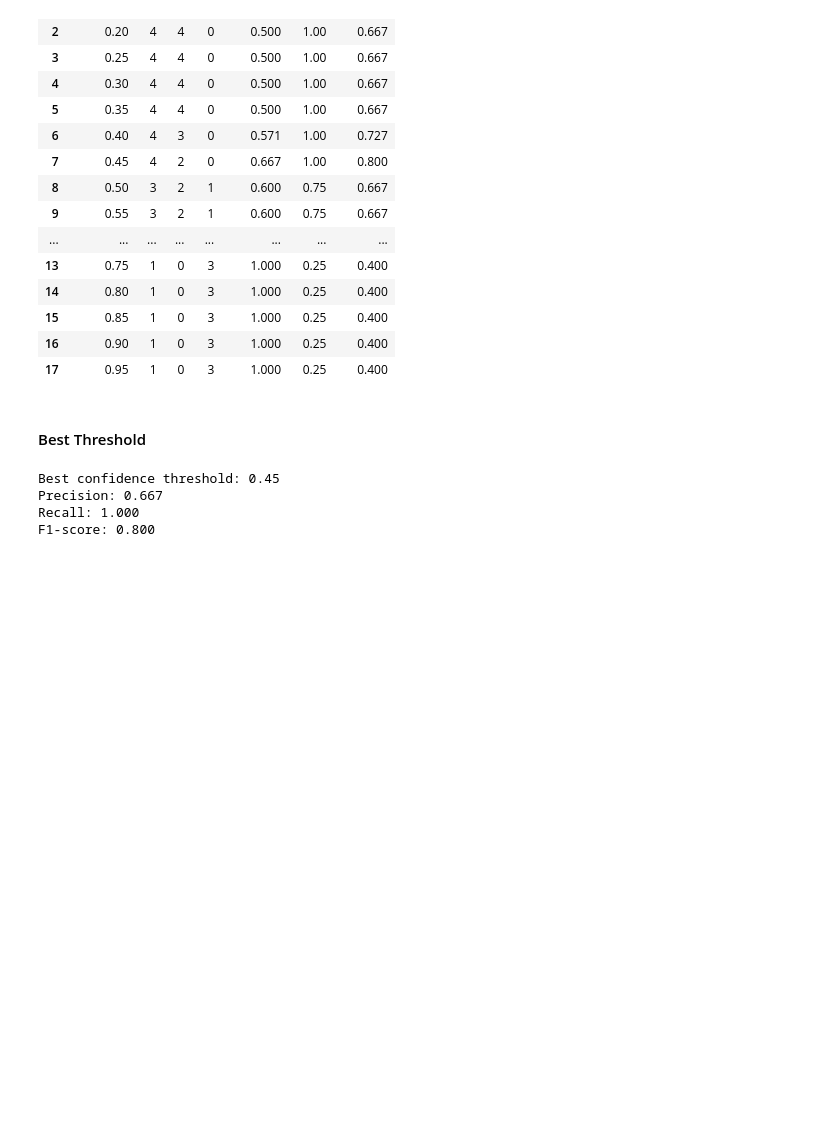
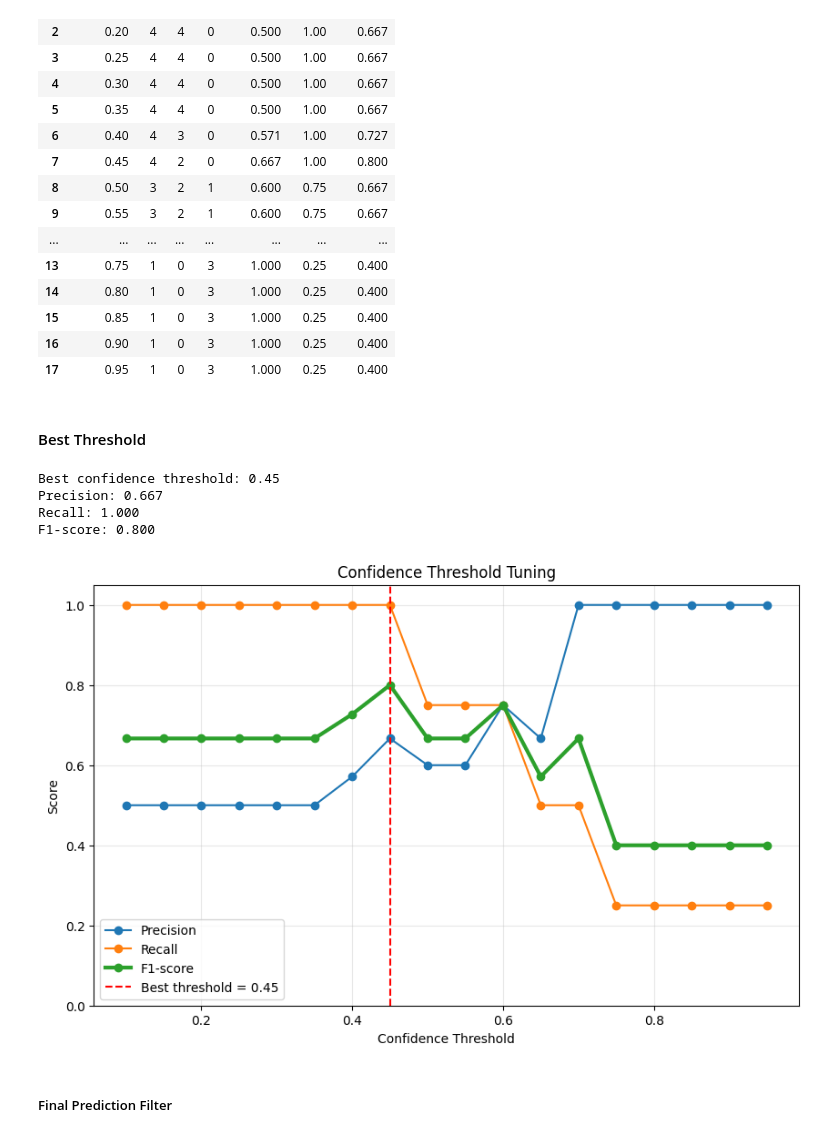
Before and after one commit to mdmohsin212/ai-ml-prep-lab, a Jupyter notebook: 06_Computer Vision/Object_detection_confidence_threshold.ipynb, the cells around one changed output. Saved outputs shown, nothing was run; the diff lists cells and outputs as text; code cells hidden in the pictures; blank space fills up the shorter version.

Commit message:
Complete object detection confidence threshold

```diff
--- a/06_Computer Vision/Object_detection_confidence_threshold.ipynb
+++ b/06_Computer Vision/Object_detection_confidence_threshold.ipynb
@@ -258,3 +258,46 @@ Best confidence threshold: 0.45
 Precision: 0.667
 Recall: 1.000
 F1-score: 0.800
+# %%
+plt.figure(figsize=(10, 6))
+
+plt.plot(
+    results_df["threshold"],
+    results_df["precision"],
+    marker="o",
+    label="Precision"
+)
+
+plt.plot(
+    results_df["threshold"],
+    results_df["recall"],
+    marker="o",
+    label="Recall"
+)
+
+plt.plot(
+    results_df["threshold"],
+    results_df["f1_score"],
+    marker="o",
+    linewidth=3,
+    label="F1-score"
+)
+
+plt.axvline(
+    best_threshold,
+    color="red",
+    linestyle="--",
+    label=f"Best threshold = {best_threshold:.2f}"
+)
+
+plt.xlabel("Confidence Threshold")
+plt.ylabel("Score")
+plt.title("Confidence Threshold Tuning")
+plt.ylim(0, 1.05)
+plt.grid(alpha=0.3)
+plt.legend()
+plt.show()
+# %% [output]
+[figure, added]
+# %% [markdown]
+##### Final Prediction Filter
```
Also changed, not shown: parts of 1 cell of this notebook.
